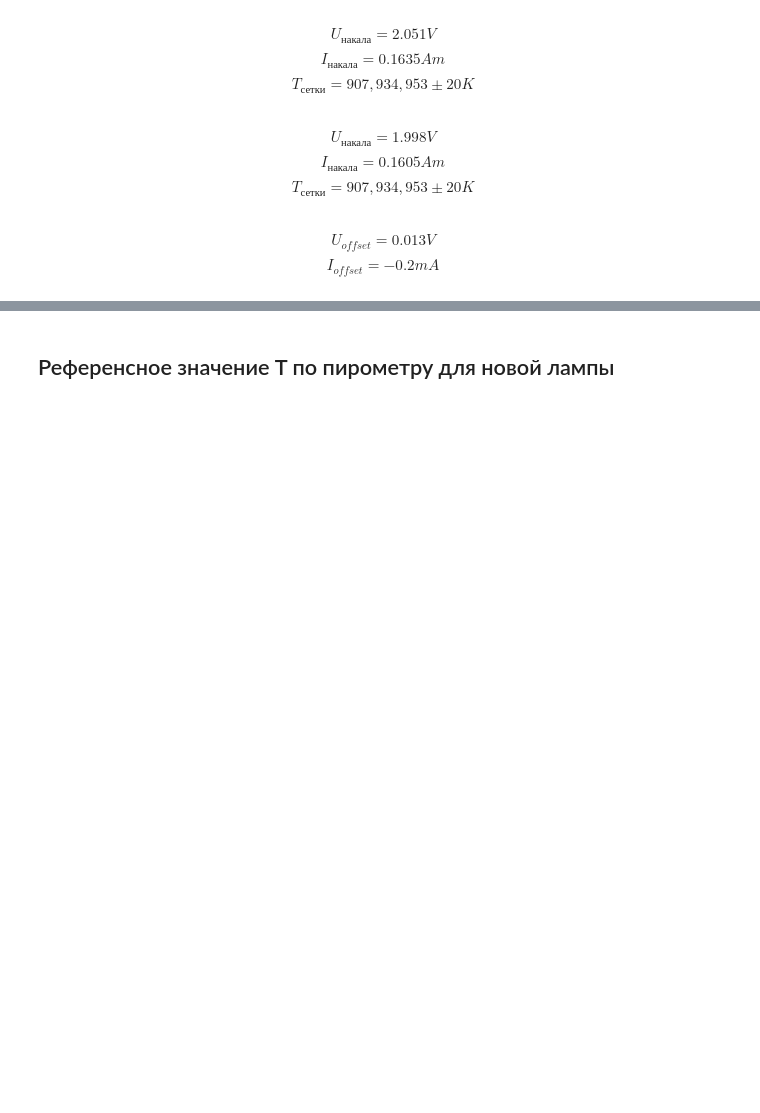
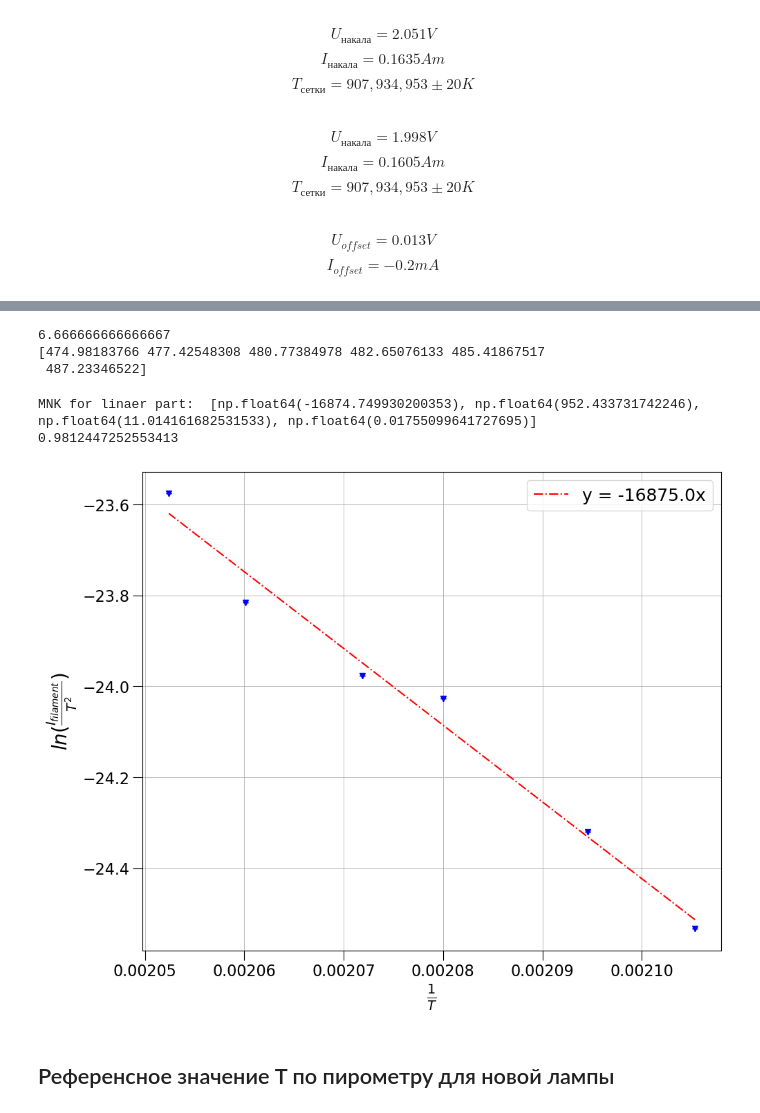
Before and after one commit to MaxGroshev/vpv_gos, a Jupyter notebook: lab.ipynb, the cells around one changed output, grey strips where cells are left out. Drawn from its saved outputs; the diff is of its cells as text; code cells hidden in the pictures; blank space fills up the shorter version.

```diff
--- a/lab.ipynb
+++ b/lab.ipynb
@@ -368,3 +390,72 @@ plot_1.savefig('pics/filament.png')
+# %%
+R_0 = 1 / (0.15)
+T_0 = 300
+a   = 5 * 10**(-3)
+print(R_0)
+
+
+U = np.array([2.0, 2.05, 2.12, 2.16, 2.22, 2.26])
+
+
+diff = U**(1/4) / 0.075
+T = (func(U, *popt) / R_0 - 1) / a  + T_0
+print(T)
+#
+#
+# diff = U**(1/4) / 0.075
+# T = (diff / R_0 - 1) / a  + 300
+# print(T)
+# %% [output]
+6.666666666666667
+[474.98183766 477.42548308 480.77384978 482.65076133 485.41867517
+ 487.23346522]
+# %%
+dict_U_I = {
+  'U_filament' : np.array([2.0, 2.05, 2.12, 2.16, 2.22, 2.26]),
+  'I_sut_cur'  : np.array([5,   6.25, 8.5,  9.0,  10.7, 13.7]) * 10**(-6)
+}
+# %%
+
+y = np.log(dict_U_I['I_sut_cur'] / T**2)
+x = 1/T
+
+plot_1 = plt.figure(figsize=(12*0.9,10*0.9))
+plt.grid(visible=True, linewidth=0.6)
+plt.xlabel('$\\frac{1}{T}$', fontsize=20, rotation=0)
+
+plt.ylabel('$ln(\\frac{I_{filament}}{T^2})$', fontsize=20)
+plt.tick_params(axis='both', which='major', labelsize=16, size=10)
+plt.grid(visible=True, linewidth=0.6)
+
+plt.errorbar(
+    x, y,
+    fmt='v',
+    linewidth=1,
+    markersize=6,
+    elinewidth=1,
+    yerr=0,
+    xerr=0,
+    color='blue',
+    capsize=3
+)
+
+# Aproximation of our data on linear part
+
+z = np.polyfit(x, y, deg=1)
+print ("MNK for linaer part: ", mnk(x, y))
+
+slope, intercept, r_value, p_value, std_err = linregress(x, y)
+print( r_value**2)
+
+polynom_1 = np.poly1d(z)
+plt.plot(x, polynom_1(x),"k-.", color="red", label = 'y = ' + str(round(z[0], 0)) + 'x')
+
+plt.legend(fontsize=18, markerscale = 2)
+plot_1.savefig('pics/richardson.png')
+# %% [output]
+MNK for linaer part:  [np.float64(-16874.749930200353), np.float64(952.433731742246), np.float64(11.014161682531533), np.float64(0.01755099641727695)]
+0.9812447252553413
+[figure, added]
 # %% [markdown]
 ## Референсное значение T по пирометру для новой лампы ##
 # %%
```
Also changed, not shown: parts of 14 cells of this notebook, 25 other files.
